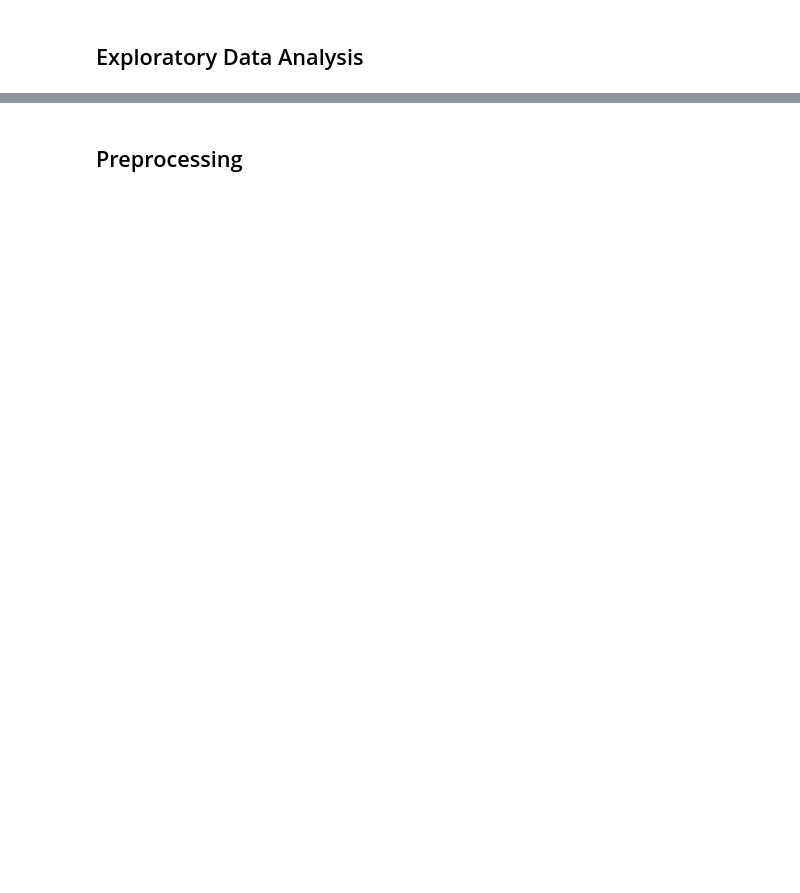
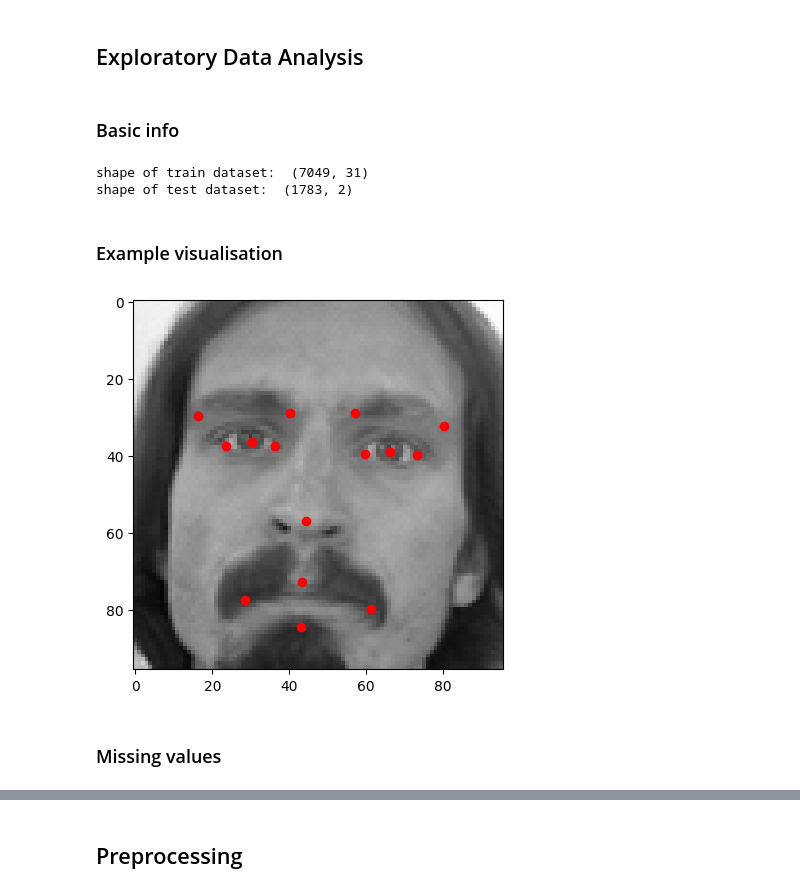
Before and after one commit to WJakubowsk/facial_keypoints_detection, a Jupyter notebook: notebooks/pipeline.ipynb, the cells around one changed output, grey strips where cells are left out. Cells and saved outputs as stored; diff of their text form; code cells hidden in the pictures; blank space fills up the shorter version.

```diff
--- a/notebooks/pipeline.ipynb
+++ b/notebooks/pipeline.ipynb
@@ -46,0 +38,8 @@ df_id_table.head()
+# %% [markdown]
+### Basic info
+# %%
+print('shape of train dataset: ', df_train.shape)
+print('shape of test dataset: ', df_test.shape)
+# %% [output]
+shape of train dataset:  (7049, 31)
+shape of test dataset:  (1783, 2)
@@ -46,0 +48,9 @@ df_id_table.head()
+# %% [markdown]
+### Example visualisation
+# %%
+images, keypoints = get_image_and_keypoints_from_raw_observation(df_train.iloc[0])
+show_image_with_keypoints(images, keypoints)
+# %% [output]
+[figure, added]
+# %% [markdown]
+### Missing values
```
Also changed, not shown: parts of 16 cells of this notebook.
